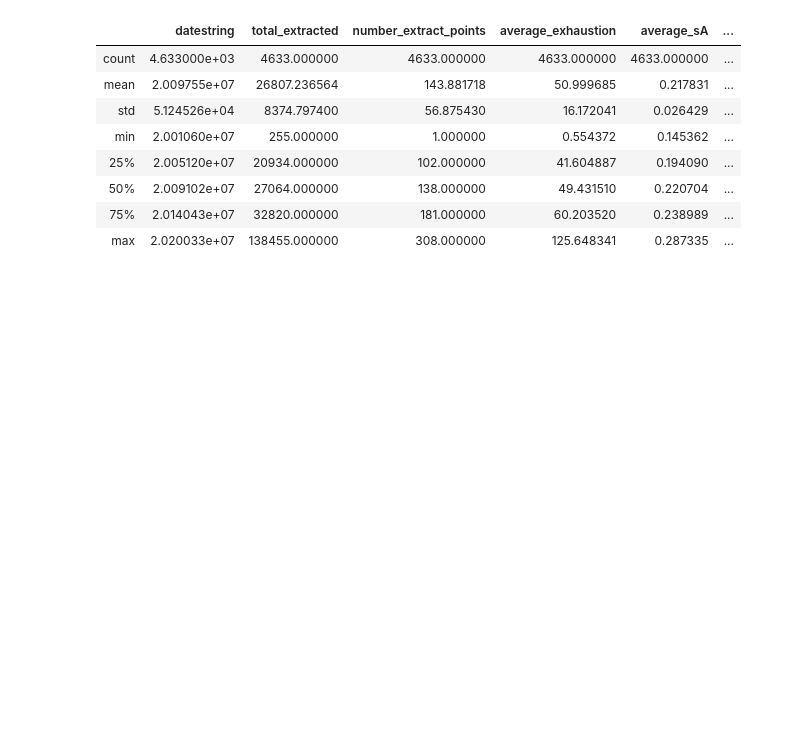
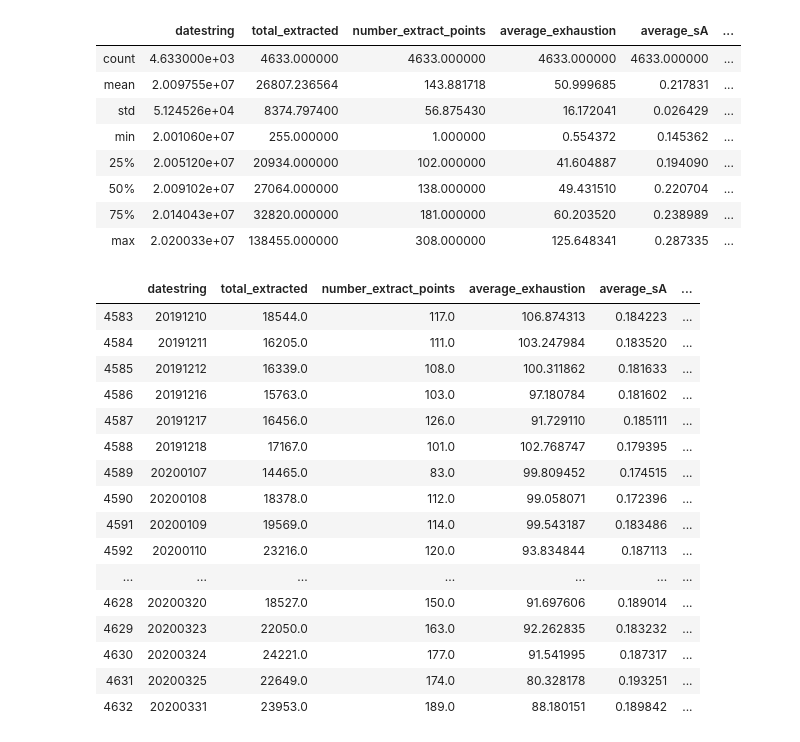
Before and after one commit to ngoodweiler/Data-Analytics-Final_Project, a Jupyter notebook: exhist.ipynb, the cells around one changed output. Cells and saved outputs as stored; diff of their text form; code cells hidden in the pictures; blank space fills up the shorter version.

```diff
--- a/exhist.ipynb
+++ b/exhist.ipynb
@@ -309,5 +309,5 @@ daily_composite
 # %%
-daily_composite = daily_composite.drop(columns={'month_x','year_x','year_month_x','month_y','year_y','year_month_y'})
+daily_composite = daily_composite.drop(columns={'month_x','year_x','year_month_x','month_y','year_y','year_month_y','day'})
 daily_composite
 # %% [output]
 |  | datestring | total_extracted | number_extract_points | average_exhaustion | average_sA | ... |
@@ -374,3 +374,23 @@ daily_composite.describe()
 | 50% | 2.009102e+07 | 27064.000000 | 138.000000 | 49.431510 | 0.220704 | ... |
 | 75% | 2.014043e+07 | 32820.000000 | 181.000000 | 60.203520 | 0.238989 | ... |
 | max | 2.020033e+07 | 138455.000000 | 308.000000 | 125.648341 | 0.287335 | ... |
+# %%
+daily_composite.tail(50)
+# %% [output]
+|  | datestring | total_extracted | number_extract_points | average_exhaustion | average_sA | ... |
+| 4583 | 20191210 | 18544.0 | 117.0 | 106.874313 | 0.184223 | ... |
+| 4584 | 20191211 | 16205.0 | 111.0 | 103.247984 | 0.183520 | ... |
+| 4585 | 20191212 | 16339.0 | 108.0 | 100.311862 | 0.181633 | ... |
+| 4586 | 20191216 | 15763.0 | 103.0 | 97.180784 | 0.181602 | ... |
+| 4587 | 20191217 | 16456.0 | 126.0 | 91.729110 | 0.185111 | ... |
+| 4588 | 20191218 | 17167.0 | 101.0 | 102.768747 | 0.179395 | ... |
+| 4589 | 20200107 | 14465.0 | 83.0 | 99.809452 | 0.174515 | ... |
+| 4590 | 20200108 | 18378.0 | 112.0 | 99.058071 | 0.172396 | ... |
+| 4591 | 20200109 | 19569.0 | 114.0 | 99.543187 | 0.183486 | ... |
+| 4592 | 20200110 | 23216.0 | 120.0 | 93.834844 | 0.187113 | ... |
+| ... | ... | ... | ... | ... | ... | ... |
+| 4628 | 20200320 | 18527.0 | 150.0 | 91.697606 | 0.189014 | ... |
+| 4629 | 20200323 | 22050.0 | 163.0 | 92.262835 | 0.183232 | ... |
+| 4630 | 20200324 | 24221.0 | 177.0 | 91.541995 | 0.187317 | ... |
+| 4631 | 20200325 | 22649.0 | 174.0 | 80.328178 | 0.193251 | ... |
+| 4632 | 20200331 | 23953.0 | 189.0 | 88.180151 | 0.189842 | ... |
```
Also changed, not shown: parts of 8 cells of this notebook, 8 other files.
